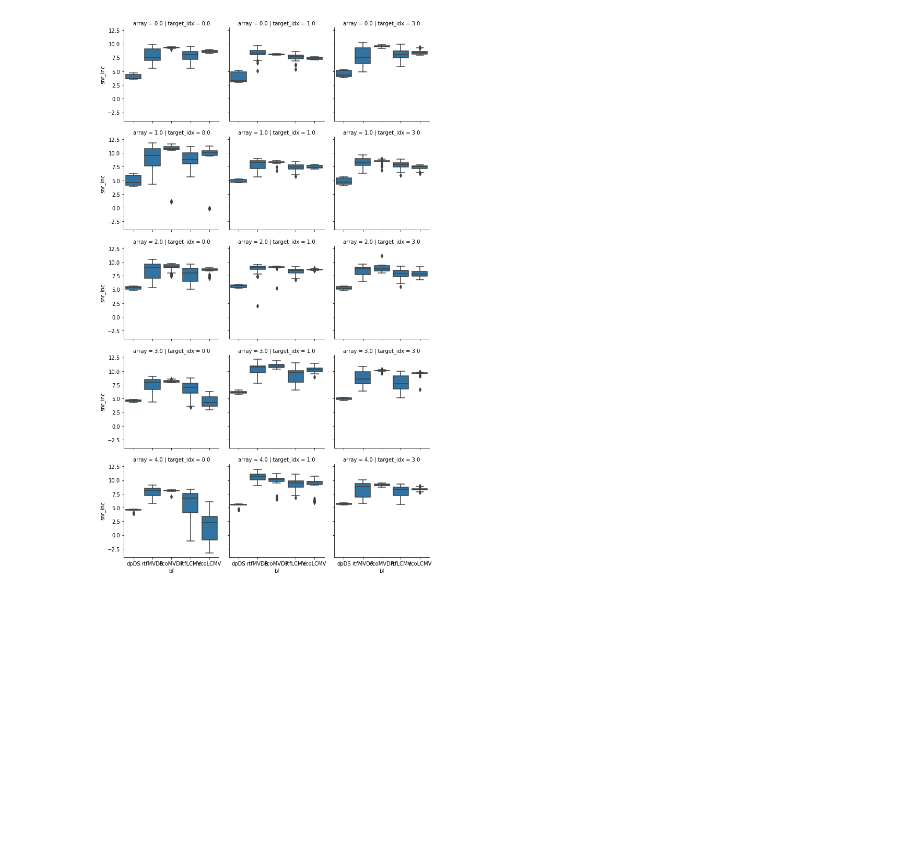
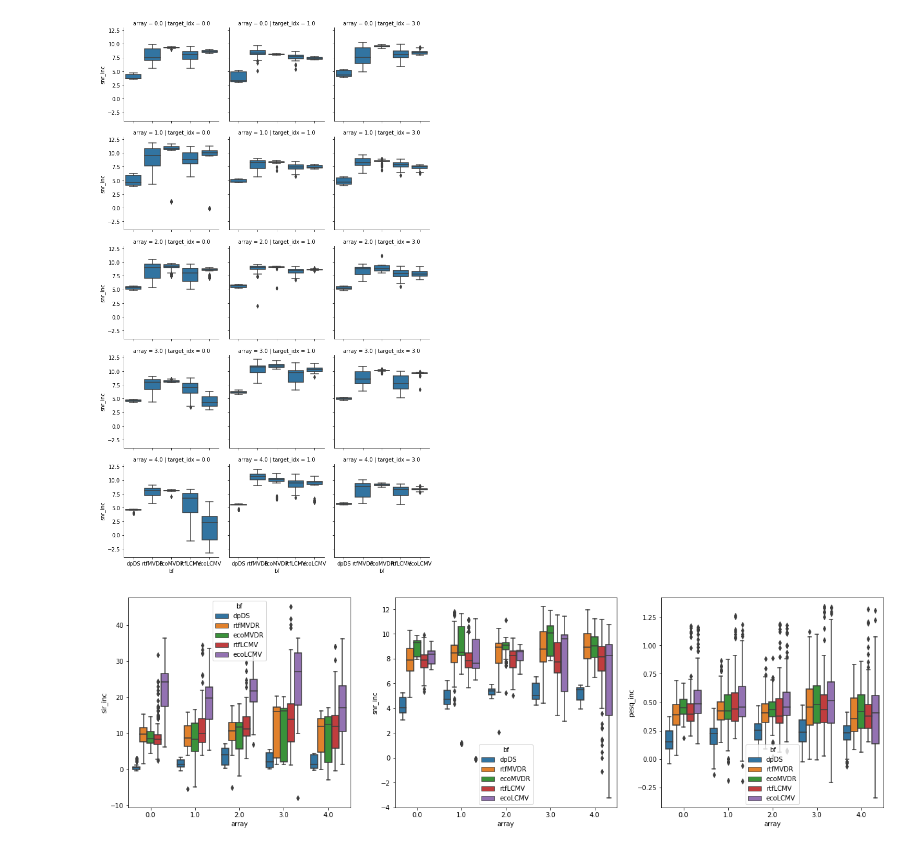
Before and after one commit to Chutlhu/dEchorate, a Jupyter notebook: notebooks/Echo aware Beamforming - results.ipynb, the cells around one changed output. Drawn from its saved outputs; the diff is of its cells as text; code cells hidden in the pictures; blank space fills up the shorter version.

```diff
--- a/notebooks/Echo aware Beamforming - results.ipynb
+++ b/notebooks/Echo aware Beamforming - results.ipynb
@@ -122,18 +122,22 @@ grid.map(sns.boxplot, 'bf', 'snr_inc')
 # %%
 # filter
 loc_res = results.copy()
+loc_res['sir_inc'] = loc_res['sir_out'] - loc_res['sir_in']
+loc_res['snr_inc'] = loc_res['snr_out'] - loc_res['snr_in']
+loc_res['pesq_inc'] = loc_res['pesq_out'] - loc_res['pesq_in']
 # plot
-plt.figure(figsize=(16,4))
-plt.subplot(141)
-sns.boxplot(x='array', y="sir_out", hue='bf'
+varx = 'array'
+varh = 'bf'
+plt.figure(figsize=(21,6))
+plt.subplot(131)
+sns.boxplot(x=varx, y="sir_inc", hue=varh,
             data=loc_res)
-plt.subplot(142)
-sns.boxplot(x='bf', y="snr_out",
+plt.subplot(132)
+sns.boxplot(x=varx, y="snr_inc", hue=varh,
             data=loc_res)
-plt.subplot(143)
-sns.boxplot(x='bf', y="sar_out",
-            data=loc_res)
-plt.subplot(144)
-sns.boxplot(x='bf', y="pesq_out",
+plt.subplot(133)
+sns.boxplot(x=varx, y="pesq_inc", hue=varh,
             data=loc_res)
 plt.show()
+# %% [output]
+[figure, added]
```
Also changed, not shown: parts of 2 cells of this notebook, 3 other files.
